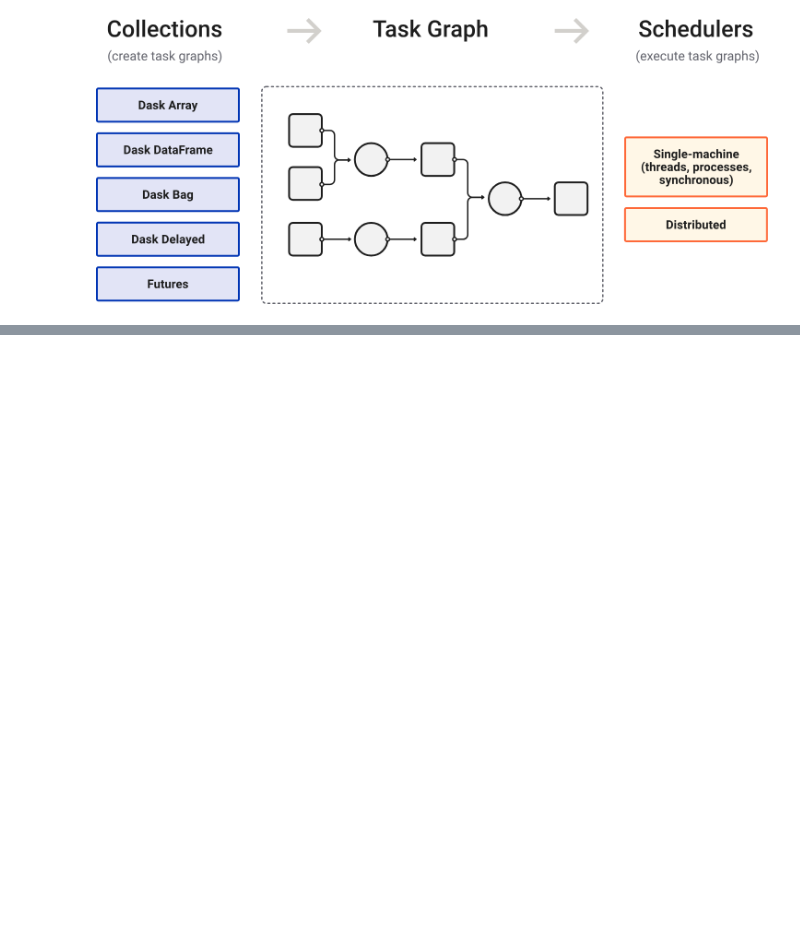
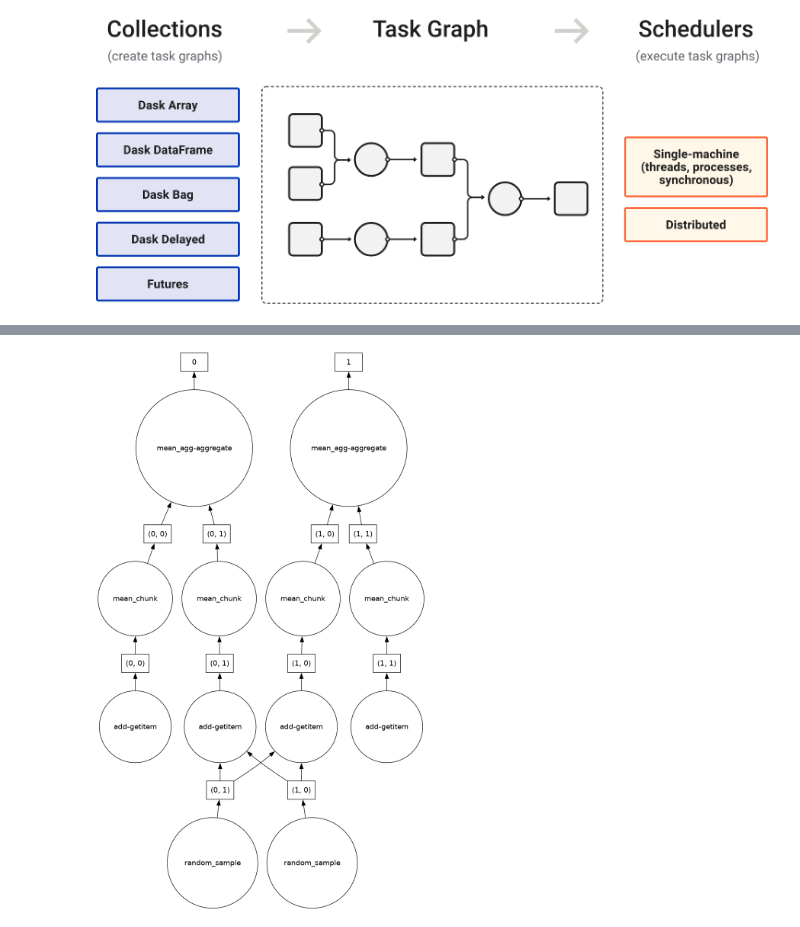
Before and after one commit to leliel12/tads, a Jupyter notebook: students/ray_dask_spark/rds.ipynb, the cells around one changed output, grey strips where cells are left out. Cells and saved outputs as stored; diff of their text form; code cells hidden in the pictures; blank space fills up the shorter version.

```diff
--- a/students/ray_dask_spark/rds.ipynb
+++ b/students/ray_dask_spark/rds.ipynb
@@ -265,0 +275,4 @@ c.visualize()
+# %%
+c.visualize(optimize_graph=True)
+# %% [output]
+[figure, added]
```
Also changed, not shown: parts of 4 cells of this notebook, 1 other file.
